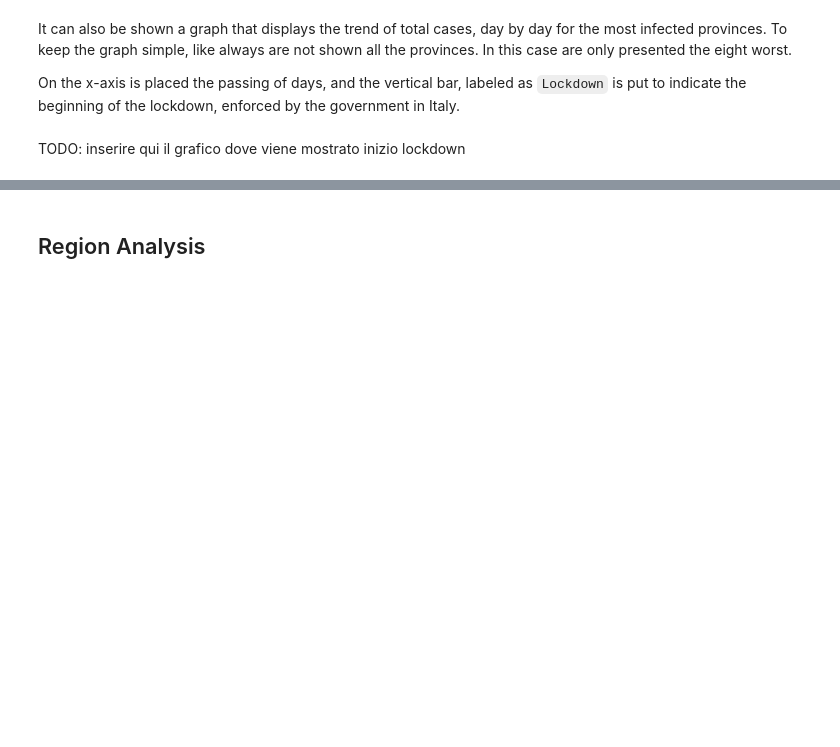
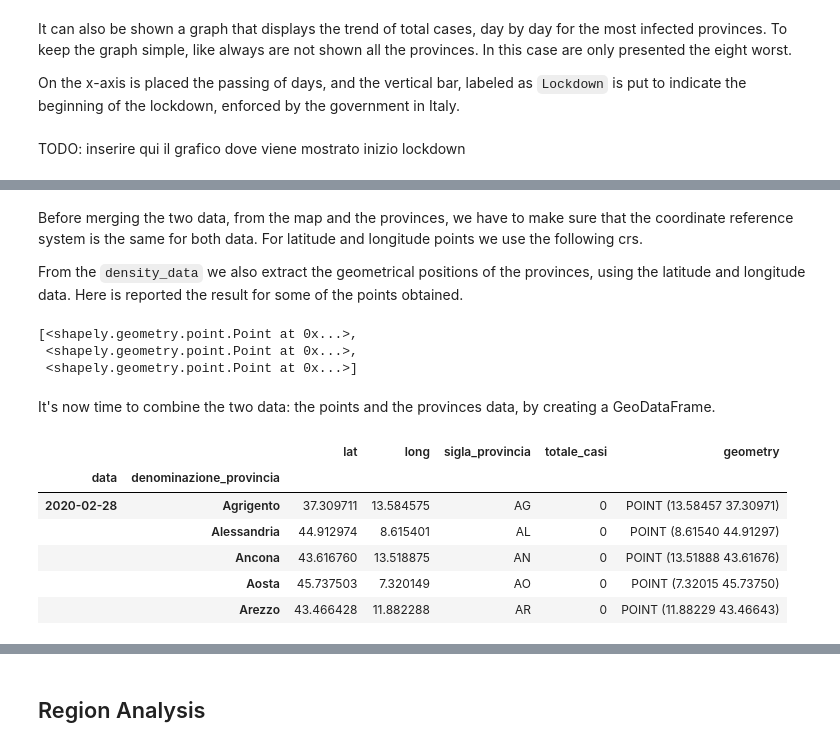
Before and after one commit to ClaudiaRaffaelli/COVID-19-analysis, a Jupyter notebook: covid-19_pandas_analysis.ipynb, the cells around one changed output, grey strips where cells are left out. Drawn from its saved outputs; the diff is of its cells as text; code cells hidden in the pictures; blank space fills up the shorter version.

```diff
--- a/covid-19_pandas_analysis.ipynb
+++ b/covid-19_pandas_analysis.ipynb
@@ -324,0 +372,26 @@ TODO: inserire qui il grafico dove viene mostrato inizio lockdown
+# %% [markdown]
+Before merging the two data, from the map and the provinces, we have to make sure that the coordinate reference system is the same for both data. For latitude and longitude points we use the following crs.
+
+From the <code>density_data</code> we also extract the geometrical positions of the provinces, using the latitude and longitude data. Here is reported the result for some of the points obtained.
+# %%
+crs = CRS("epsg:4326")
+geometry = [Point(xy) for xy in zip(density_data['long'], density_data['lat'])]
+# plotting some points
+geometry[:3]
+# %% [output]
+[<shapely.geometry.point.Point at 0x...>,
+ <shapely.geometry.point.Point at 0x...>,
+ <shapely.geometry.point.Point at 0x...>]
+# %% [markdown]
+It's now time to combine the two data: the points and the provinces data, by creating a GeoDataFrame.
+# %%
+geo_df= gpd.GeoDataFrame(density_data, crs = crs, geometry = geometry)
+geo_df.head()
+# %% [output]
+|  |  | lat | long | sigla_provincia | totale_casi | geometry |
+| data | denominazione_provincia |  |  |  |  |  |
+| 2020-02-28 | Agrigento | 37.309711 | 13.584575 | AG | 0 | POINT (13.58457 37.30971) |
+|  | Alessandria | 44.912974 | 8.615401 | AL | 0 | POINT (8.61540 44.91297) |
+|  | Ancona | 43.616760 | 13.518875 | AN | 0 | POINT (13.51888 43.61676) |
+|  | Aosta | 45.737503 | 7.320149 | AO | 0 | POINT (7.32015 45.73750) |
+|  | Arezzo | 43.466428 | 11.882288 | AR | 0 | POINT (11.88229 43.46643) |
```
Also changed, not shown: parts of 15 cells of this notebook, 1 other file.
